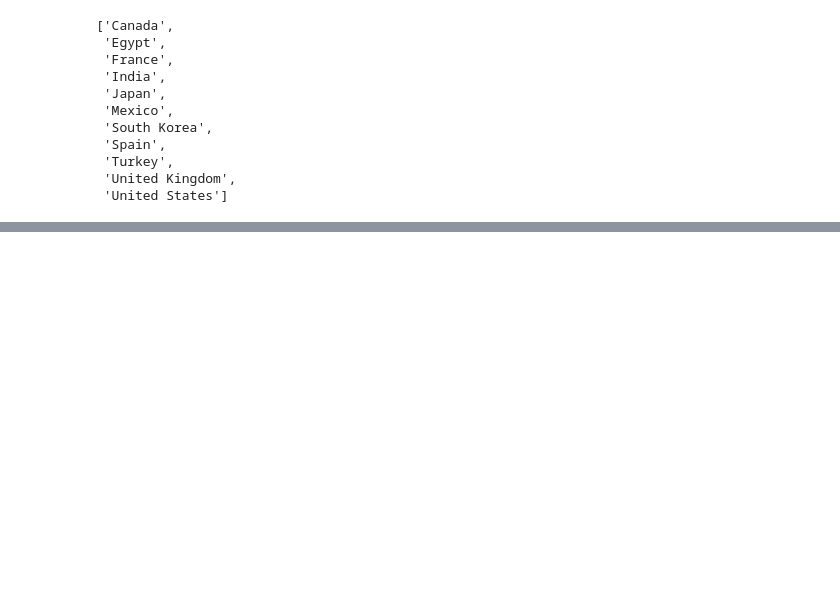
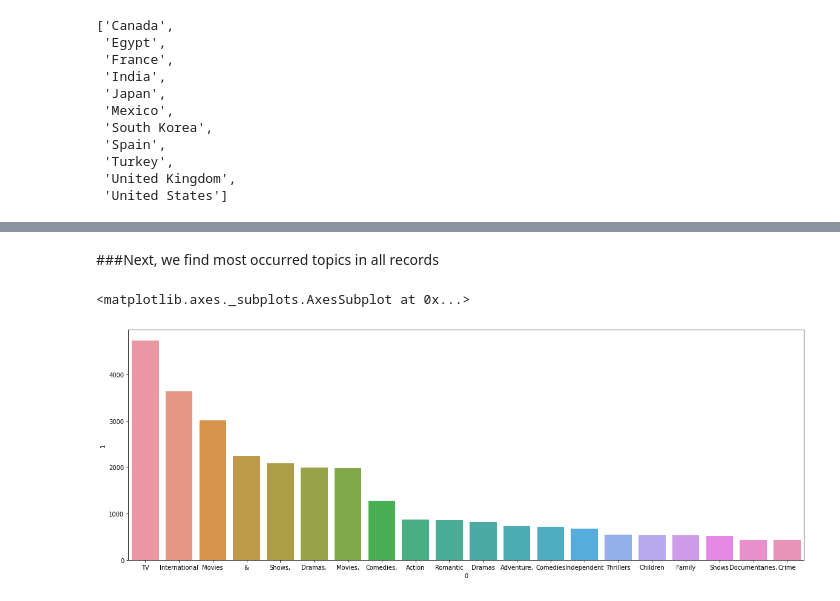
Before and after one commit to tanay47/Netflix-Movie-and-TV-Shows-Clustering, a Jupyter notebook: NETFLIX_MOVIES_AND_TV_SHOWS_CLUSTERING.ipynb, the cells around one changed output, grey strips where cells are left out. Saved outputs shown, nothing was run; the diff lists cells and outputs as text; code cells hidden in the pictures; blank space fills up the shorter version.

```diff
--- a/NETFLIX_MOVIES_AND_TV_SHOWS_CLUSTERING.ipynb
+++ b/NETFLIX_MOVIES_AND_TV_SHOWS_CLUSTERING.ipynb
@@ -258,0 +259,15 @@ for country in list_of_top_countries:
+# %% [markdown]
+###Next, we find most occurred topics in all records
+# %%
+def top_words_counter(document):
+  " function to count top 20 words from given document. returns a tuple with word and it's value "
+  return Counter(" ".join(document).split()).most_common(20)
+# %%
+top_words = pd.DataFrame(top_words_counter(net_df['listed_in']))
+# %%
+# plotting a bargraph
+plt.figure(figsize=(20,7))
+sns.barplot( top_words[0], top_words[1])
+# %% [output]
+<matplotlib.axes._subplots.AxesSubplot at 0x...>
+[figure, added]
```
Also changed, not shown: parts of 18 cells of this notebook.
